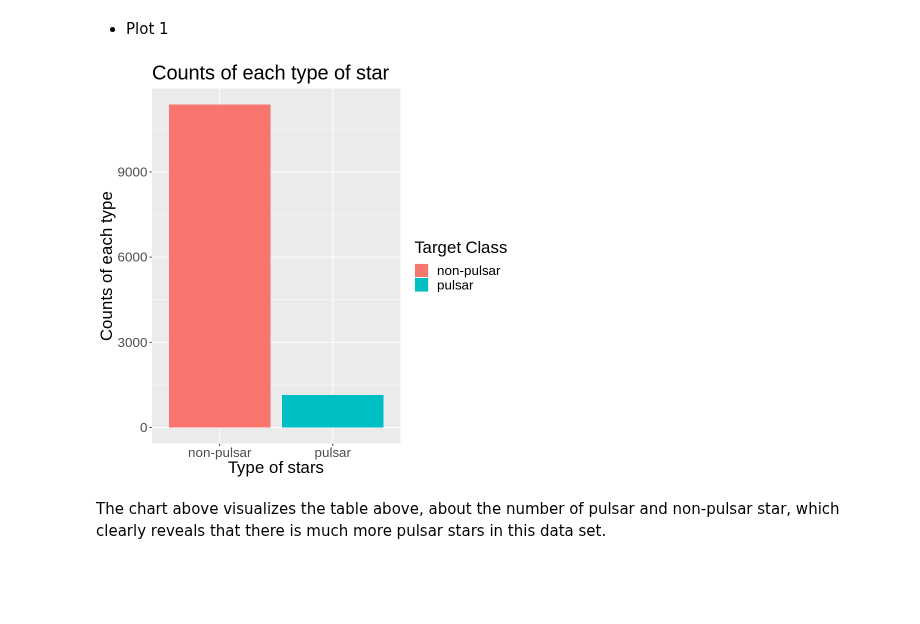
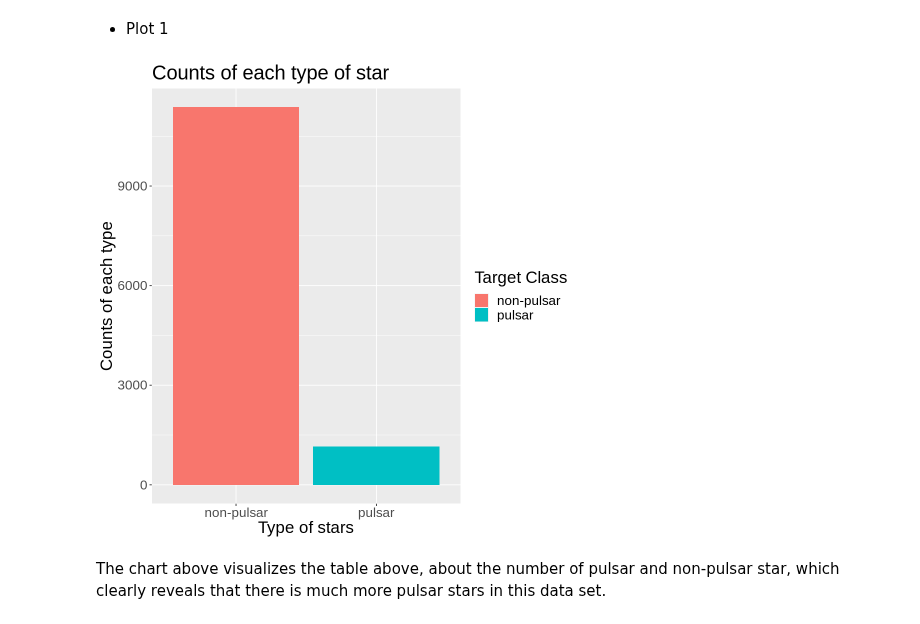
Before and after one commit to ScottCY/Group-_Project, a Jupyter notebook: proposal.ipynb, the cells around one changed output. Cells and saved outputs as stored; diff of their text form; code cells hidden in the pictures; blank space fills up the shorter version.

```diff
--- a/proposal.ipynb
+++ b/proposal.ipynb
@@ -79,0 +12,5 @@ A tibble: 6 × 9
+# %%
+pulsar_train <- read_csv("https://raw.githubusercontent.com/ScottCY/Group-_Project/main/pulsar_data_train.csv")
+head(pulsar_train)
+pulsar_test <- read_csv("https://raw.githubusercontent.com/ScottCY/Group-_Project/main/pulsar_data_test.csv")
+head(pulsar_test)
@@ -217,14 +197,15 @@ From this table, we can see that in training set, the number of non_pulsar is mu
 * Plot 1
 # %%
 #Visualize our data (counts of each type of star)
+options(repr.plot.width = 8, repr.plot.height = 8)
 Class_counts_chart <- ggplot(class_table, aes(x = type, y = count, fill = type))+
 geom_bar(stat = "identity")+
 ggtitle("Counts of each type of star")+
 labs(x = "Type of stars", y = "Counts of each type", fill = "Target Class")+
 theme(text = element_text(size = 20))
 Class_counts_chart
 # %% [output]
-[figure, old version]
+[figure, new version]
 # %% [markdown]
 The chart above visualizes the table above, about the number of pulsar and non-pulsar star, which clearly reveals that there is much more pulsar stars in this data set.
 # %% [markdown]
```
Also changed, not shown: parts of 3 cells of this notebook.
